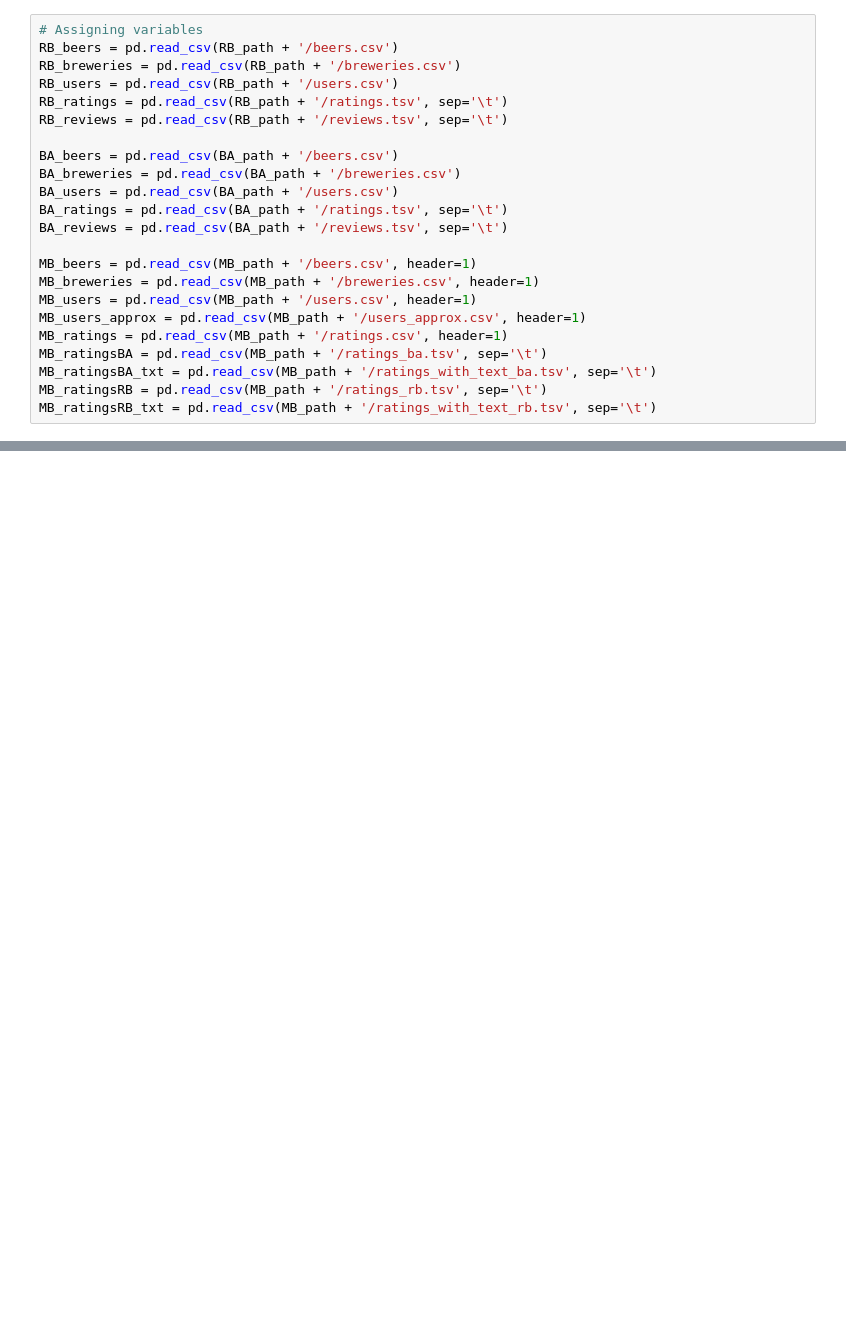
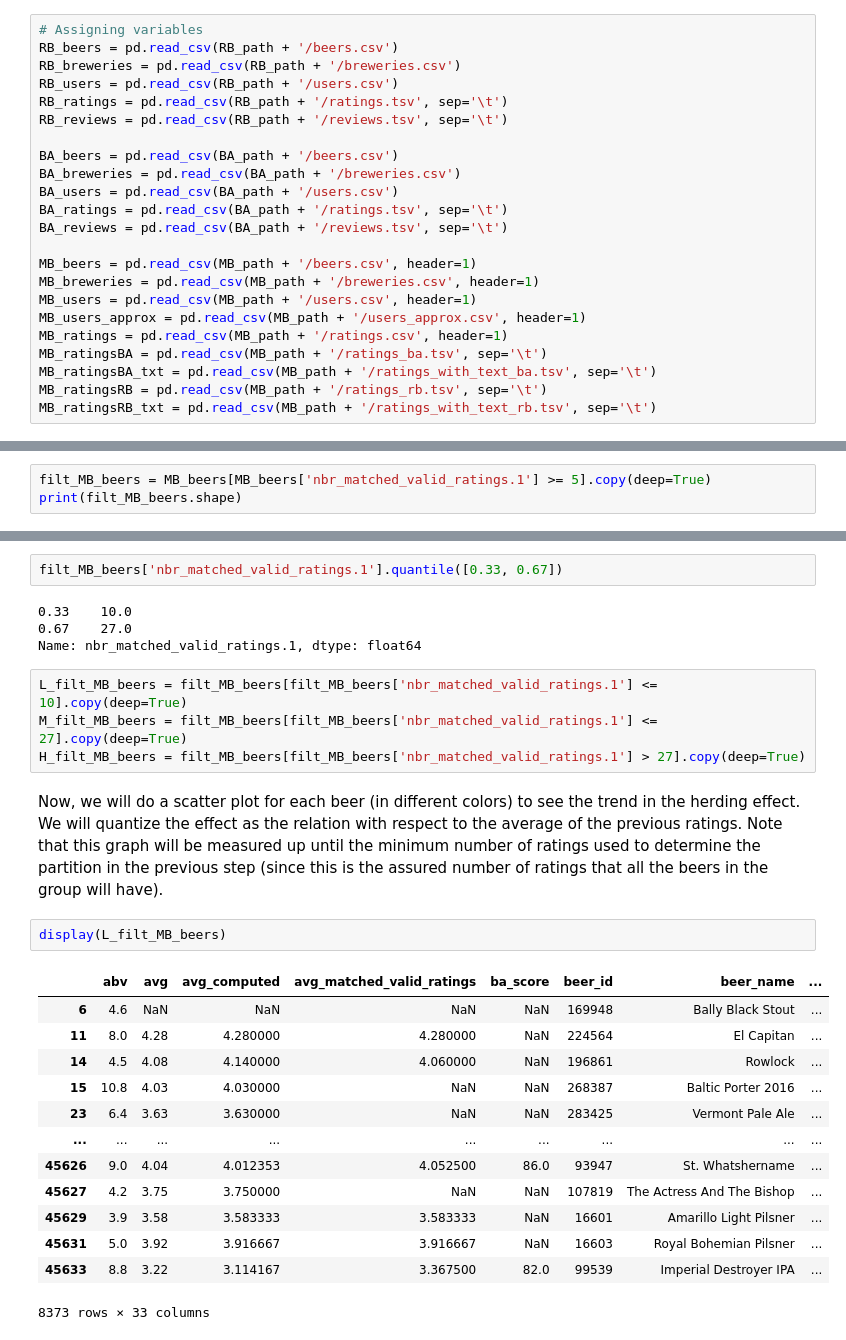
Before and after one commit to epfl-ada/ada-2023-project-adacadabra2023, a Jupyter notebook: Project_v2.ipynb, the cells around one changed output, grey strips where cells are left out. Cells and saved outputs as stored; diff of their text form; blank space fills up the shorter version.

```diff
--- a/Project_v2.ipynb
+++ b/Project_v2.ipynb
@@ -103,0 +130,3 @@ users['nbr_ratings'].sort_values(ascending=False).plot(kind='hist', range = (20,
+# %%
+filt_MB_beers = MB_beers[MB_beers['nbr_matched_valid_ratings.1'] >= 5].copy(deep=True)
+print(filt_MB_beers.shape)
@@ -103,0 +138,28 @@ users['nbr_ratings'].sort_values(ascending=False).plot(kind='hist', range = (20,
+# %%
+filt_MB_beers['nbr_matched_valid_ratings.1'].quantile([0.33, 0.67])
+# %% [output]
+0.33    10.0
+0.67    27.0
+Name: nbr_matched_valid_ratings.1, dtype: float64
+# %%
+L_filt_MB_beers = filt_MB_beers[filt_MB_beers['nbr_matched_valid_ratings.1'] <= 10].copy(deep=True)
+M_filt_MB_beers = filt_MB_beers[filt_MB_beers['nbr_matched_valid_ratings.1'] <= 27].copy(deep=True)
+H_filt_MB_beers = filt_MB_beers[filt_MB_beers['nbr_matched_valid_ratings.1'] > 27].copy(deep=True)
+# %% [markdown]
+Now, we will do a scatter plot for each beer (in different colors) to see the trend in the herding effect. We will quantize the effect as the relation with respect to the average of the previous ratings. Note that this graph will be measured up until the minimum number of ratings used to determine the partition in the previous step (since this is the assured number of ratings that all the beers in the group will have).
+# %%
+display(L_filt_MB_beers)
+# %% [output]
+|  | abv | avg | avg_computed | avg_matched_valid_ratings | ba_score | beer_id | beer_name | ... |
+| 6 | 4.6 | NaN | NaN | NaN | NaN | 169948 | Bally Black Stout | ... |
+| 11 | 8.0 | 4.28 | 4.280000 | 4.280000 | NaN | 224564 | El Capitan | ... |
+| 14 | 4.5 | 4.08 | 4.140000 | 4.060000 | NaN | 196861 | Rowlock | ... |
+| 15 | 10.8 | 4.03 | 4.030000 | NaN | NaN | 268387 | Baltic Porter 2016 | ... |
+| 23 | 6.4 | 3.63 | 3.630000 | NaN | NaN | 283425 | Vermont Pale Ale | ... |
+| ... | ... | ... | ... | ... | ... | ... | ... | ... |
+| 45626 | 9.0 | 4.04 | 4.012353 | 4.052500 | 86.0 | 93947 | St. Whatshername | ... |
+| 45627 | 4.2 | 3.75 | 3.750000 | NaN | NaN | 107819 | The Actress And The Bishop | ... |
+| 45629 | 3.9 | 3.58 | 3.583333 | 3.583333 | NaN | 16601 | Amarillo Light Pilsner | ... |
+| 45631 | 5.0 | 3.92 | 3.916667 | 3.916667 | NaN | 16603 | Royal Bohemian Pilsner | ... |
+| 45633 | 8.8 | 3.22 | 3.114167 | 3.367500 | 82.0 | 99539 | Imperial Destroyer IPA | ... |
+8373 rows × 33 columns
```
Also changed, not shown: parts of 16 cells of this notebook.
